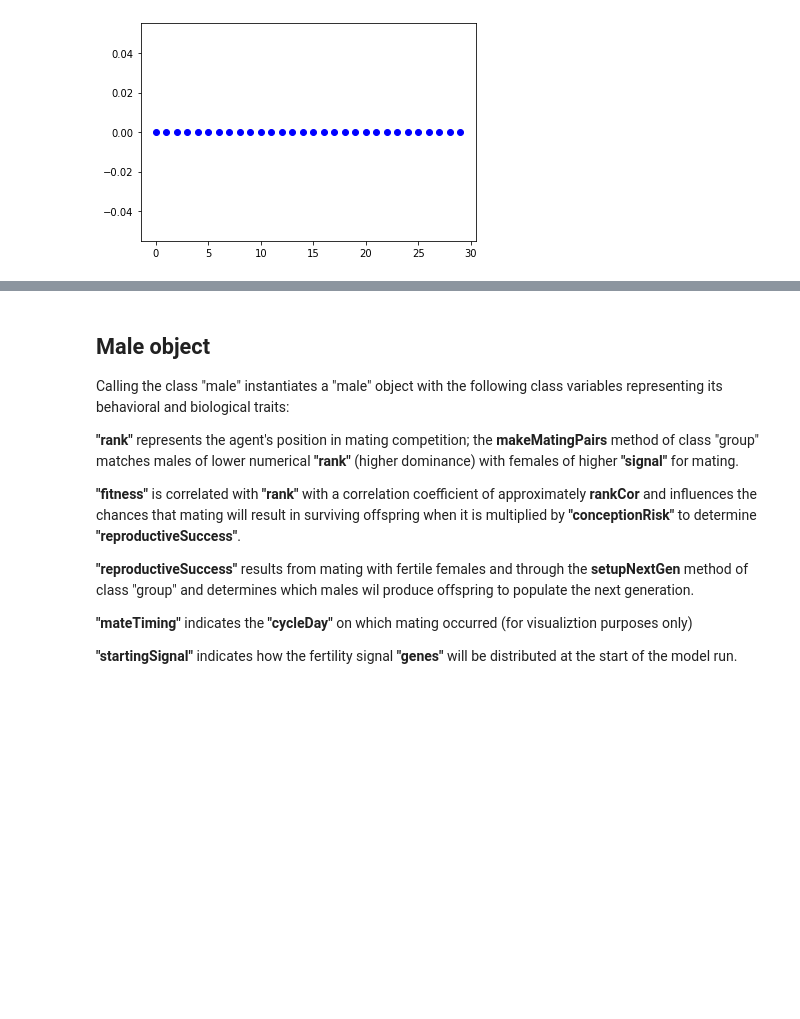
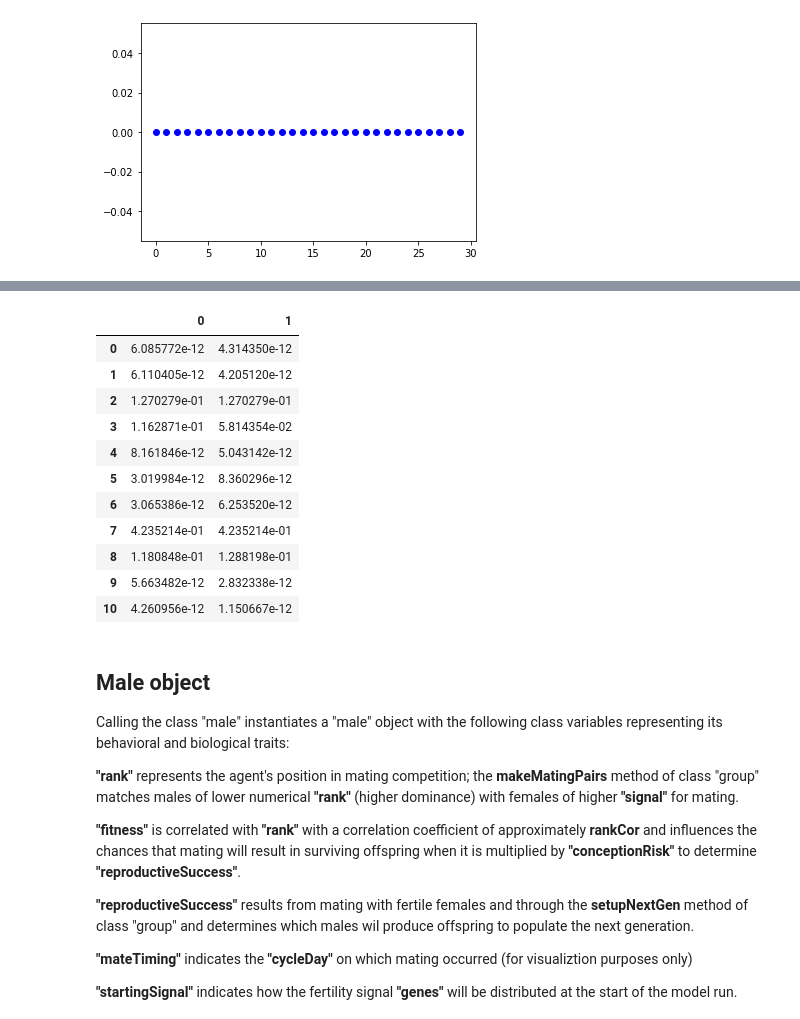
Before and after one commit to kevinrosenfield/FertilitySignalsABM, a Jupyter notebook: fertSignals_0d_GA_v2.ipynb, the cells around one changed output, grey strips where cells are left out. Drawn from its saved outputs; the diff is of its cells as text; code cells hidden in the pictures; blank space fills up the shorter version.

```diff
--- a/fertSignals_0d_GA_v2.ipynb
+++ b/fertSignals_0d_GA_v2.ipynb
@@ -448,12 +451,3 @@ class group:
         self.males, self.females = [], []
         self.males = [Male(m, self.fitnessList[m]) for m in range(nMales)]
         self.females = [Female(f, self.cycleDayList[f]) for f in range(nFemales)]
-# %%
-for i in range(60):
-    IDs2 = IDs
-    conceptionRisks2 = conceptionRisks
-    IDs2[i] = [x for _, x in sorted(zip(signals[i],IDs[i]),reverse=True)]
-    conceptionRisks2[i] = [x for _, x in sorted(zip(IDs[i],conceptionRisks[i]),reverse=True)]
-
-IDs2
-#conceptionRisks2
@@ -491,4 +528,0 @@ cycleDays
-# %%
-cycles = math.ceil(modelLength / cycleLength)
-signals = pd.DataFrame([(f.signalList[cycleDays.loc[f.ID,0]-1:31] + f.signalList*cycles)[0:modelLength] for f in model.groups[0].females])
-signals
@@ -544,3 +568,18 @@ IDs
+# %%
+pd.DataFrame([model.groups[0].tieBreaker[nFemales * (i-1):nFemales * i] for i in range(1,modelLength+1)]).T + signals
+# %% [output]
+|  | 0 | 1 |
+| 0 | 6.085772e-12 | 4.314350e-12 |
+| 1 | 6.110405e-12 | 4.205120e-12 |
+| 2 | 1.270279e-01 | 1.270279e-01 |
+| 3 | 1.162871e-01 | 5.814354e-02 |
+| 4 | 8.161846e-12 | 5.043142e-12 |
+| 5 | 3.019984e-12 | 8.360296e-12 |
+| 6 | 3.065386e-12 | 6.253520e-12 |
+| 7 | 4.235214e-01 | 4.235214e-01 |
+| 8 | 1.180848e-01 | 1.288198e-01 |
+| 9 | 5.663482e-12 | 2.832338e-12 |
+| 10 | 4.260956e-12 | 1.150667e-12 |
 # %% [markdown]
 ## Male object
 
```
Also changed, not shown: parts of 11 cells of this notebook.
